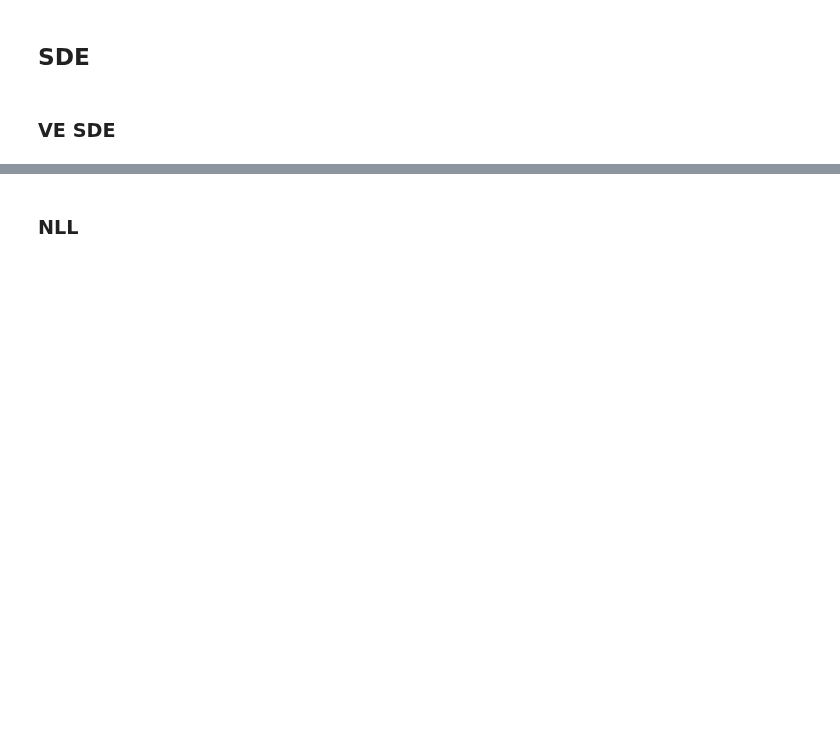
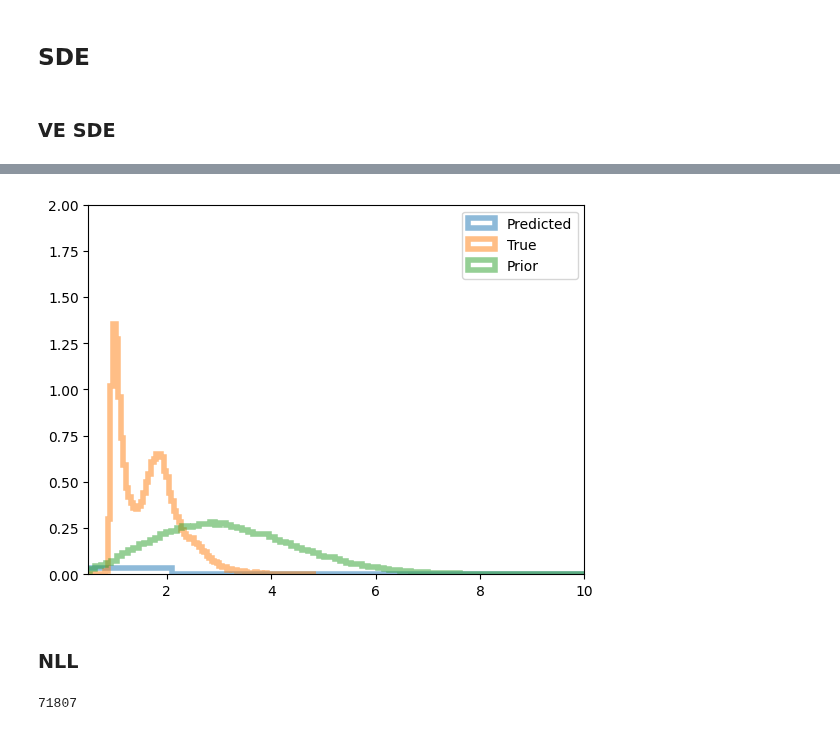
Before and after one commit to taraak/pita, a Jupyter notebook: LJ13_training_nll.ipynb, the cells around one changed output, grey strips where cells are left out. Cells and saved outputs as stored; diff of their text form; code cells hidden in the pictures; blank space fills up the shorter version.

```diff
--- a/LJ13_training_nll.ipynb
+++ b/LJ13_training_nll.ipynb
@@ -209,3 +325,21 @@ def generate_samples(ve_reverse_sde, x_init):
+# %%
+pred_dists = interatomic_dist(samples_pred[-1].reshape(-1, n_nodes, dim)).detach()
+test_dists = interatomic_dist(test_data.reshape(-1, n_nodes, dim))
+x1_dists = interatomic_dist(x1_samples.reshape(-1, n_nodes, dim)).detach()
+
+plt.hist(pred_dists.view(-1).cpu().numpy(), bins=200, alpha=0.5, density=True,
+          histtype='step', linewidth=4, label='Predicted')
+plt.hist(test_dists.view(-1).cpu().numpy(), bins=100, alpha=0.5, density=True,
+          histtype='step', linewidth=4, label='True')
+plt.hist(x1_dists.view(-1).cpu().numpy(), bins=100, alpha=0.5, density=True,
+         histtype='step', linewidth=4, label='Prior')
+
+plt.xlim(0.5, 10)
+plt.ylim(0, 2)
+plt.legend()
+plt.show()
+# %% [output]
+[figure, added]
 # %% [markdown]
 ###  NLL
 # %%
@@ -257,3 +391,9 @@ def output_and_div(vecfield, x):
         dx = vecfield(x)
         div = torch.vmap(div_fn(vecfield), randomness="different")(x.clone().detach().requires_grad_(True))
     return dx, div
+# %%
+import gc
+torch.cuda.empty_cache()
+gc.collect()
+# %% [output]
+71807
```
Also changed, not shown: parts of 49 cells of this notebook.
